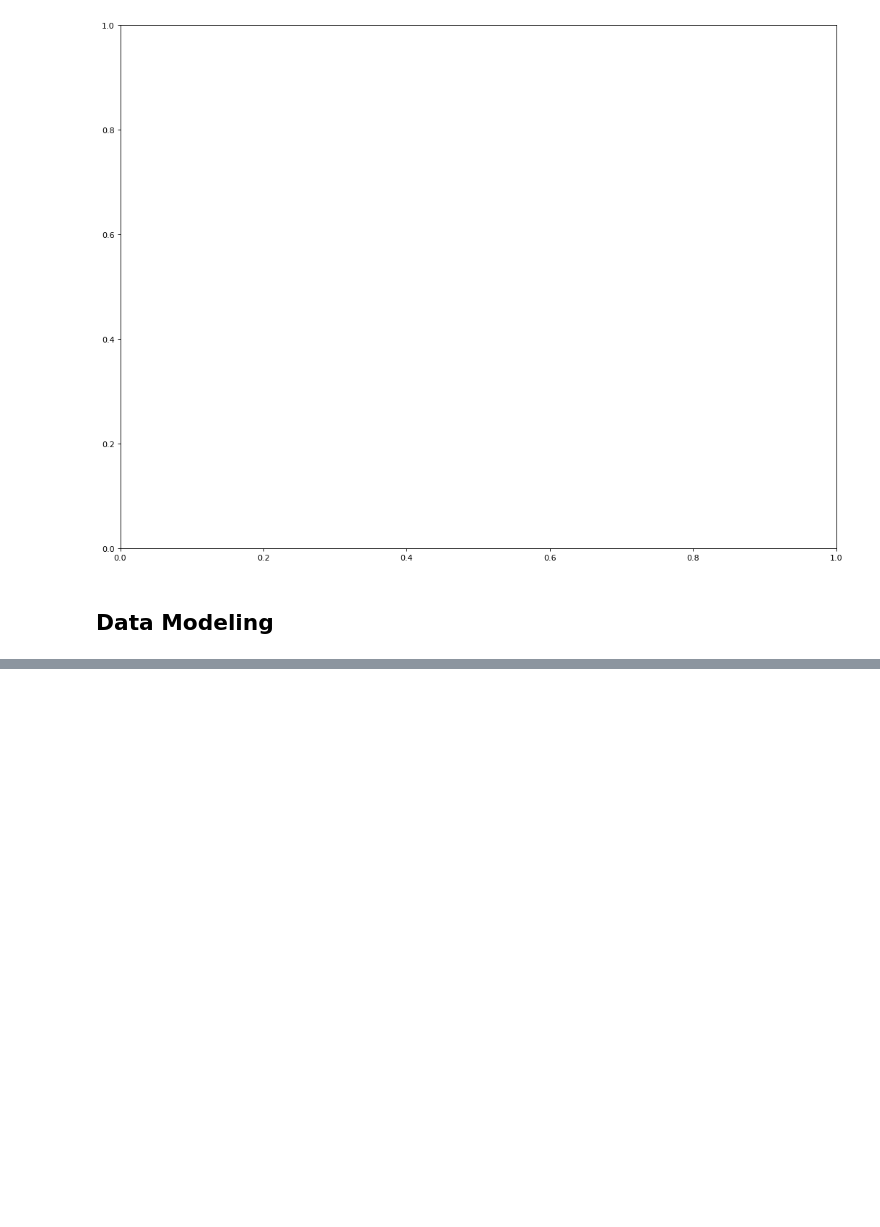
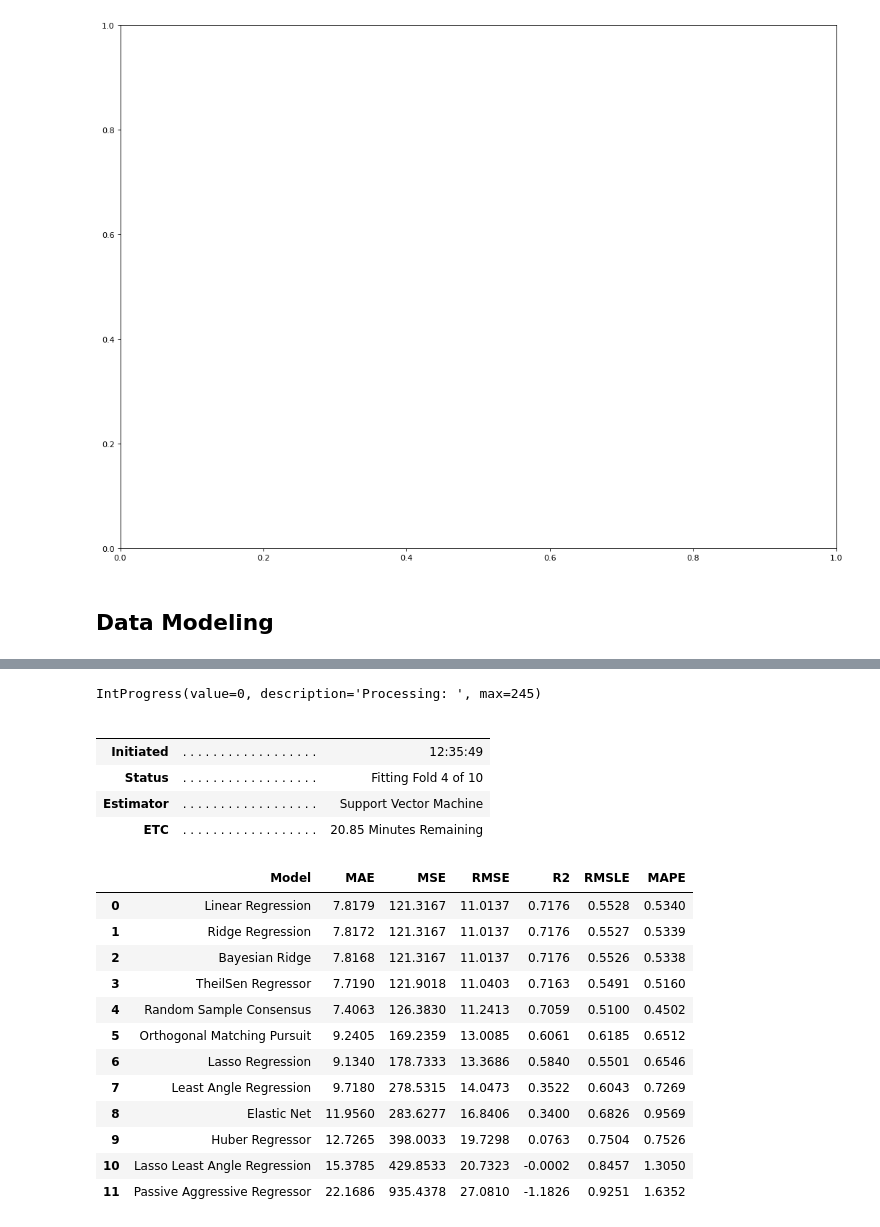
Before and after one commit to blessondensil294/IOT-Traffic-Management, a Jupyter notebook: JanataHack_IOT_Traffic_System.ipynb, the cells around one changed output, grey strips where cells are left out. Saved outputs shown, nothing was run; the diff lists cells and outputs as text; code cells hidden in the pictures; blank space fills up the shorter version.

```diff
--- a/JanataHack_IOT_Traffic_System.ipynb
+++ b/JanataHack_IOT_Traffic_System.ipynb
@@ -218,0 +419,23 @@ tree_clf.fit(x,y)
+# %%
+compare_models()
+# %% [output]
+IntProgress(value=0, description='Processing: ', max=245)
+|  |  |  |
+|  |  |  |
+| Initiated | . . . . . . . . . . . . . . . . . . | 12:35:49 |
+| Status | . . . . . . . . . . . . . . . . . . | Fitting Fold 4 of 10 |
+| Estimator | . . . . . . . . . . . . . . . . . . | Support Vector Machine |
+| ETC | . . . . . . . . . . . . . . . . . . | 20.85 Minutes Remaining |
+|  | Model | MAE | MSE | RMSE | R2 | RMSLE | MAPE |
+| 0 | Linear Regression | 7.8179 | 121.3167 | 11.0137 | 0.7176 | 0.5528 | 0.5340 |
+| 1 | Ridge Regression | 7.8172 | 121.3167 | 11.0137 | 0.7176 | 0.5527 | 0.5339 |
+| 2 | Bayesian Ridge | 7.8168 | 121.3167 | 11.0137 | 0.7176 | 0.5526 | 0.5338 |
+| 3 | TheilSen Regressor | 7.7190 | 121.9018 | 11.0403 | 0.7163 | 0.5491 | 0.5160 |
+| 4 | Random Sample Consensus | 7.4063 | 126.3830 | 11.2413 | 0.7059 | 0.5100 | 0.4502 |
+| 5 | Orthogonal Matching Pursuit | 9.2405 | 169.2359 | 13.0085 | 0.6061 | 0.6185 | 0.6512 |
+| 6 | Lasso Regression | 9.1340 | 178.7333 | 13.3686 | 0.5840 | 0.5501 | 0.6546 |
+| 7 | Least Angle Regression | 9.7180 | 278.5315 | 14.0473 | 0.3522 | 0.6043 | 0.7269 |
+| 8 | Elastic Net | 11.9560 | 283.6277 | 16.8406 | 0.3400 | 0.6826 | 0.9569 |
+| 9 | Huber Regressor | 12.7265 | 398.0033 | 19.7298 | 0.0763 | 0.7504 | 0.7526 |
+| 10 | Lasso Least Angle Regression | 15.3785 | 429.8533 | 20.7323 | -0.0002 | 0.8457 | 1.3050 |
+| 11 | Passive Aggressive Regressor | 22.1686 | 935.4378 | 27.0810 | -1.1826 | 0.9251 | 1.6352 |
```
Also changed, not shown: parts of 41 cells of this notebook.
